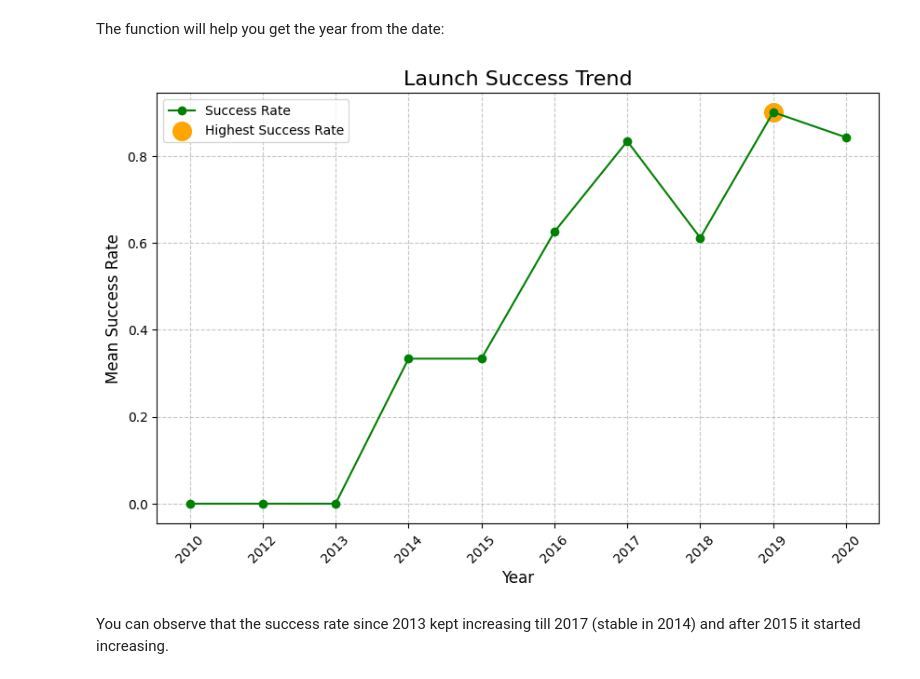
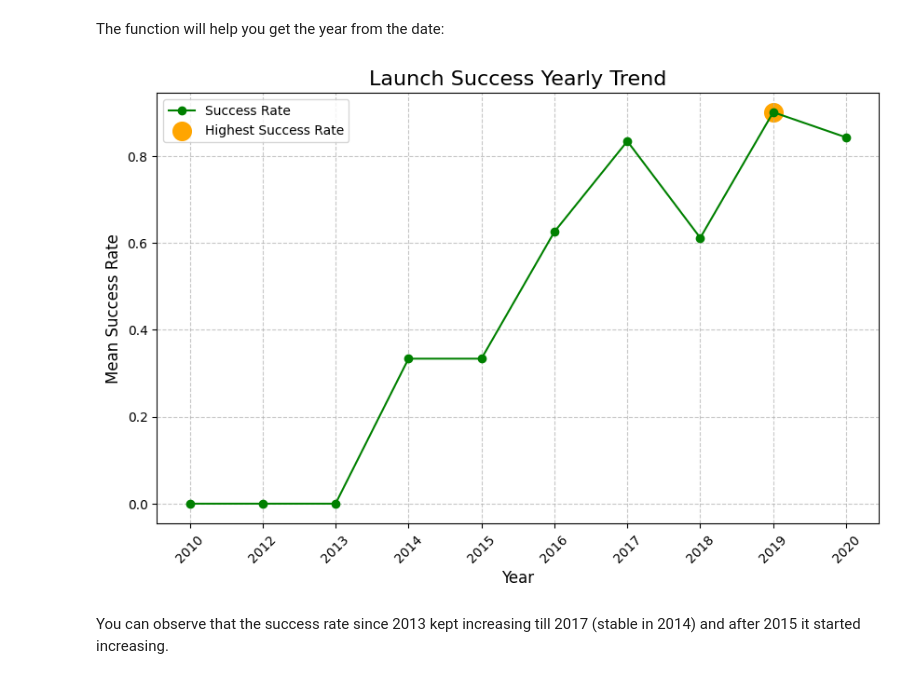
Before and after one commit to kylebuhay/IBM-Data-Science-Professional, a Jupyter notebook: Course 10 - Applied Data Science Capstone/IBM_C10M2_SpaceX 5.ipynb, the cells around one changed output. Saved outputs shown, nothing was run; the diff lists cells and outputs as text; code cells hidden in the pictures.

```diff
--- a/Course 10 - Applied Data Science Capstone/IBM_C10M2_SpaceX 5.ipynb
+++ b/Course 10 - Applied Data Science Capstone/IBM_C10M2_SpaceX 5.ipynb
@@ -192,24 +200,24 @@ def Extract_year(date):
 # %%
 # Plot a line chart with x axis to be the extracted year and y axis to be the success rate
 df["Year"] = Extract_year(df["Date"])
 
 yearly_success_rate = df.groupby("Year")["Class"].mean().reset_index()
 
 max_success_rate = yearly_success_rate["Class"].max()
 max_success_year = yearly_success_rate[yearly_success_rate["Class"] == max_success_rate]
 
 plt.figure(figsize=(10, 6))
 plt.plot(yearly_success_rate["Year"], yearly_success_rate["Class"], marker='o', color='green', label="Success Rate")
 plt.scatter(max_success_year["Year"], max_success_year["Class"], color='orange', s=200, label="Highest Success Rate")
 plt.xlabel("Year", fontsize=12)
 plt.ylabel("Mean Success Rate", fontsize=12)
-plt.title("Launch Success Trend", fontsize=16)
+plt.title("Launch Success Yearly Trend", fontsize=16)
 plt.grid(True, linestyle='--', alpha=0.7)
 plt.xticks(rotation=45)
 plt.legend(fontsize=10)
 plt.show()
 # %% [output]
-[figure, old version]
+[figure, new version]
 # %% [markdown]
 You can observe that the success rate since 2013 kept increasing till 2017 (stable in 2014) and after 2015 it started increasing.
 # %% [markdown]
```
Also changed, not shown: parts of 5 cells of this notebook, 3 other files.
